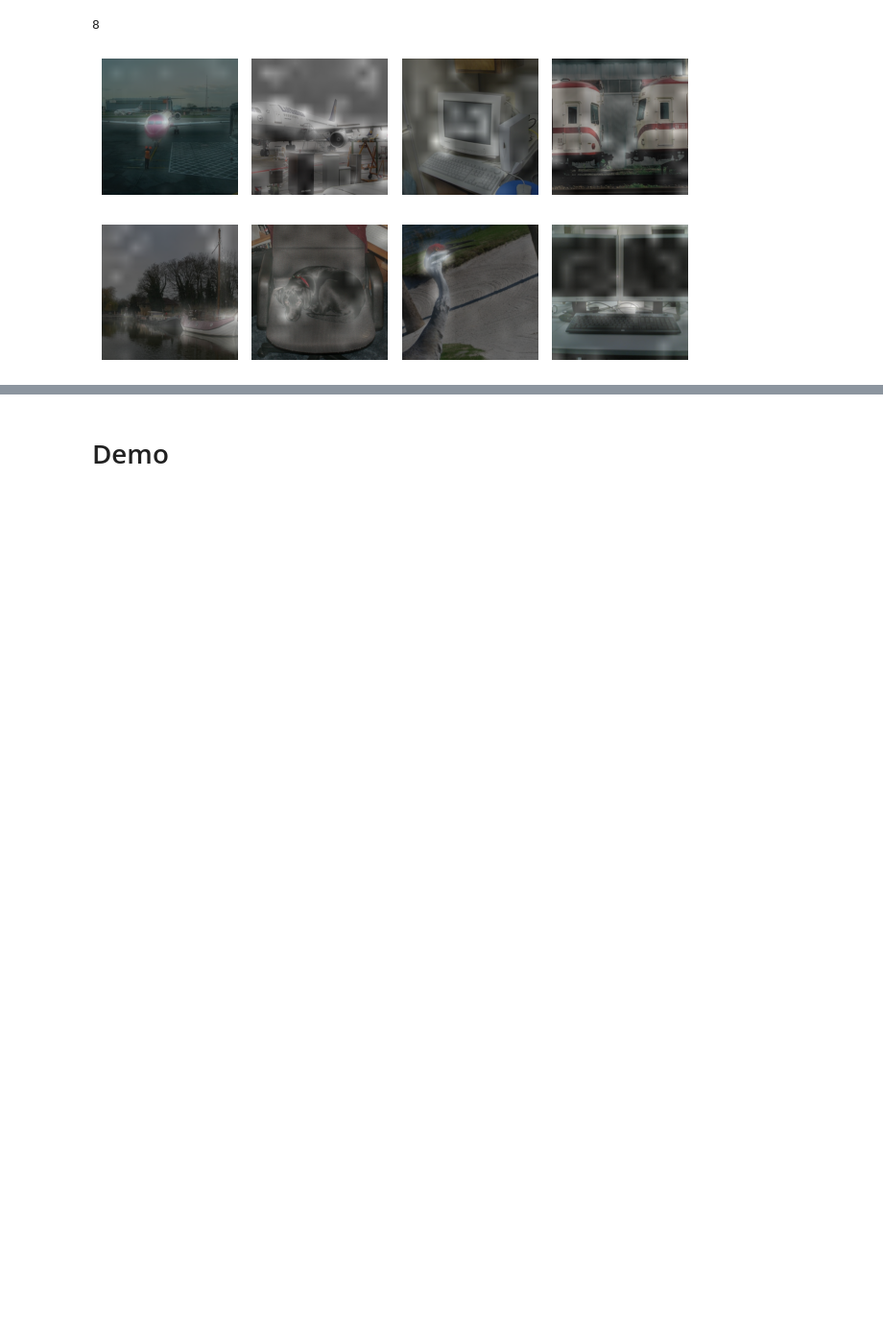
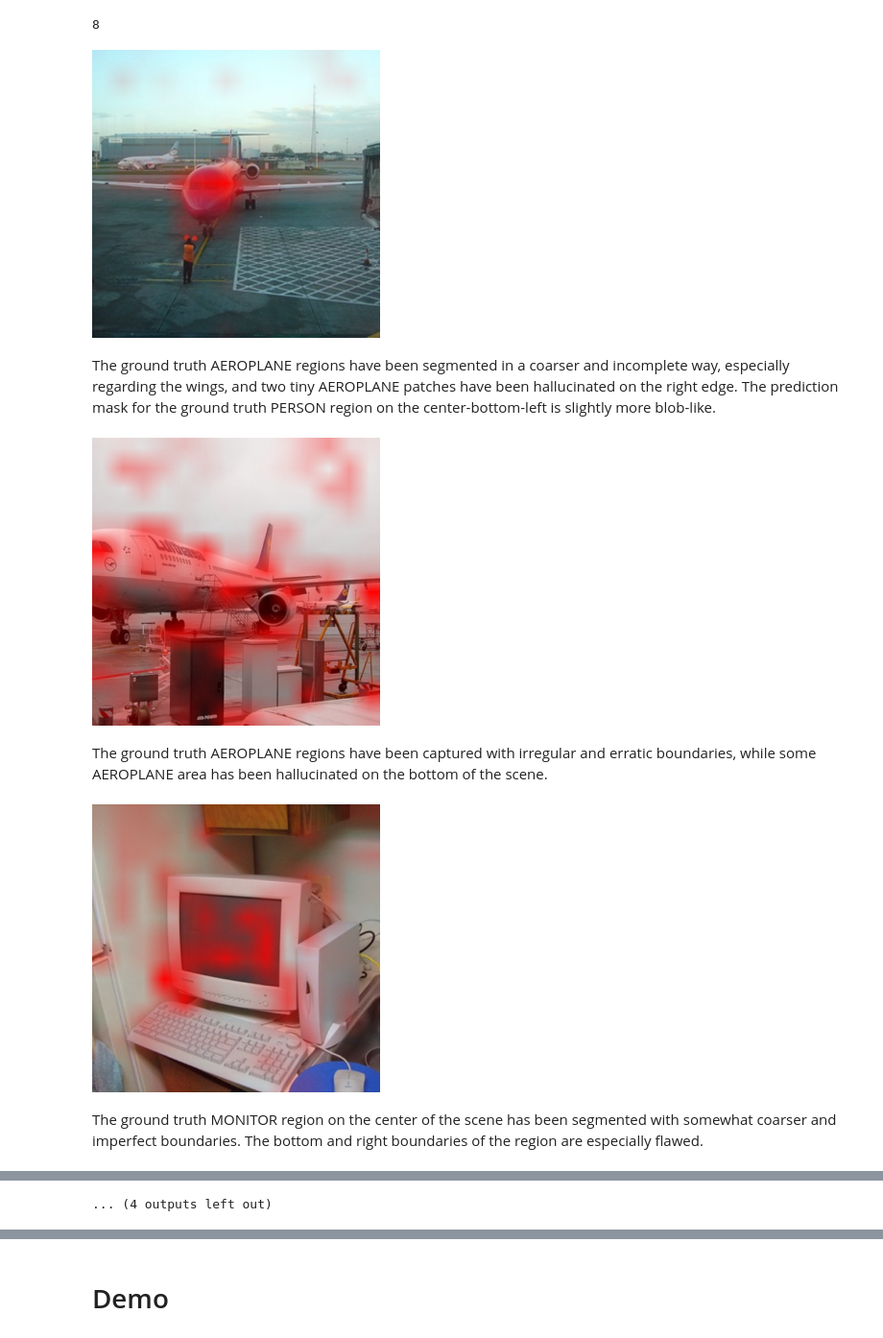
Before and after one commit to Luca-Olivieri/training-text-description-loss, a Jupyter notebook: notebooks/image_text_encoders_attn_maps.ipynb, the cells around one changed output, grey strips where cells are left out. Shown at 96% size. Saved outputs shown, nothing was run; the diff lists cells and outputs as text; code cells hidden in the pictures; blank space fills up the shorter version.

```diff
--- a/notebooks/image_text_encoders_attn_maps.ipynb
+++ b/notebooks/image_text_encoders_attn_maps.ipynb
@@ -17,6 +27,8 @@ from functools import partial
 # Attention Maps
 # %%
 idxs = list(range(0, 8))
+batch_size = 4
+viz_image_size = 300
 # %%
 answers_gt = get_many_answer_gt("LRASPP_MobileNet_V3", return_state=False)
 answers_gt_texts = [answers_gt[i]['content'] for i in idxs]
@@ -30,13 +42,13 @@ len(viz_ds)
 # %% [output]
 8
 # %%
-n_imgs_per_row = 4
-
 augment_collate_fn = partial(crop_augment_preprocess_batch, crop_fn=T.CenterCrop(CONFIG['seg']['image_size']), augment_fn=None, preprocess_fn=None)
 viz_dl = DataLoader(
     viz_ds,
-    batch_size=n_imgs_per_row,
+    batch_size=batch_size,
     shuffle=False,
-    generator=deepcopy(TORCH_GEN),
+    generator=TORCH_GEN.clone_state(),
     collate_fn=augment_collate_fn,
 )
+
+answers_gt_texts = batch_list(answers_gt_texts, batch_size)
@@ -45,23 +57,22 @@ model = FLAIRAdapter()
 # %%
-fig, axs = plt.subplots(len(img_idxs)//n_imgs_per_row, n_imgs_per_row)
+image_text_list = []
 
-for row, (scs, gts) in enumerate(viz_dl):
-    axs_row = axs[row]
+for step, (scs, gts) in enumerate(viz_dl):
 
-    batch_images_tensor = torch.stack([model.preprocess_fn(to_pil_image(sc)) for sc in scs], dim=0).to(CONFIG['device'])
-    batch_answers_gt_texts = answers_gt_texts[n_imgs_per_row*row:n_imgs_per_row*(row+1)]
-    texts_tensor = model.tokenizer(batch_answers_gt_texts).to(CONFIG['device'])
+    batch_images_tensor = torch.stack([model.preprocess_fn(to_pil_image(sc)) for sc in scs], dim=0).to(CONFIG['device']) # [B, 3, H_ite, W_ite]
+    batch_answers_gt_texts = answers_gt_texts[step] # [B]
+    texts_tensor = model.tokenizer(batch_answers_gt_texts).to(CONFIG['device']) # [B, context_length]
 
-    attn_maps = model.get_attn_maps(batch_images_tensor, texts_tensor, upsample_size=CONFIG['seg']['image_size'], normalize=True)
+    attn_maps = model.get_attn_maps(batch_images_tensor, texts_tensor, upsample_size=CONFIG['seg']['image_size'], normalize=True) # [B, 1, H, W]
 
-    for col in range(n_imgs_per_row):
-        sc_img = to_pil_image(scs[col].cpu())
-        attn_map = to_pil_image(attn_maps[col]).convert('RGB')
+    ovr_imgs = [TF.resize(overlay_attn_map(scs[i], attn_maps[i]), viz_image_size)  for i in range(batch_size)]
+    image_text_list.extend(zip(ovr_imgs, batch_answers_gt_texts))
 
-        ovr_img = Image.blend(sc_img, attn_map, alpha=0.6)
-        axs_row[col].imshow(ovr_img)
-        axs_row[col].axis('off')
-        plt.tight_layout()
-plt.show()
+display_prompt(flatten_list(image_text_list))
 # %% [output]
-[figure, old version]
+[figure, new version]
+The ground truth AEROPLANE regions have been segmented in a coarser and incomplete way, especially regarding the wings, and two tiny AEROPLANE patches have been hallucinated on the right edge. The prediction mask for the ground truth PERSON region on the center-bottom-left is slightly more blob-like.
+[figure, added]
+The ground truth AEROPLANE regions have been captured with irregular and erratic boundaries, while some AEROPLANE area has been hallucinated on the bottom of the scene.
+[figure, added]
+The ground truth MONITOR region on the center of the scene has been segmented with somewhat coarser and imperfect boundaries. The bottom and right boundaries of the region are especially flawed.
@@ -67,0 +85 @@ plt.show()
+... (4 outputs left out)
```
Also changed, not shown: parts of 19 cells of this notebook, 3 other files.
